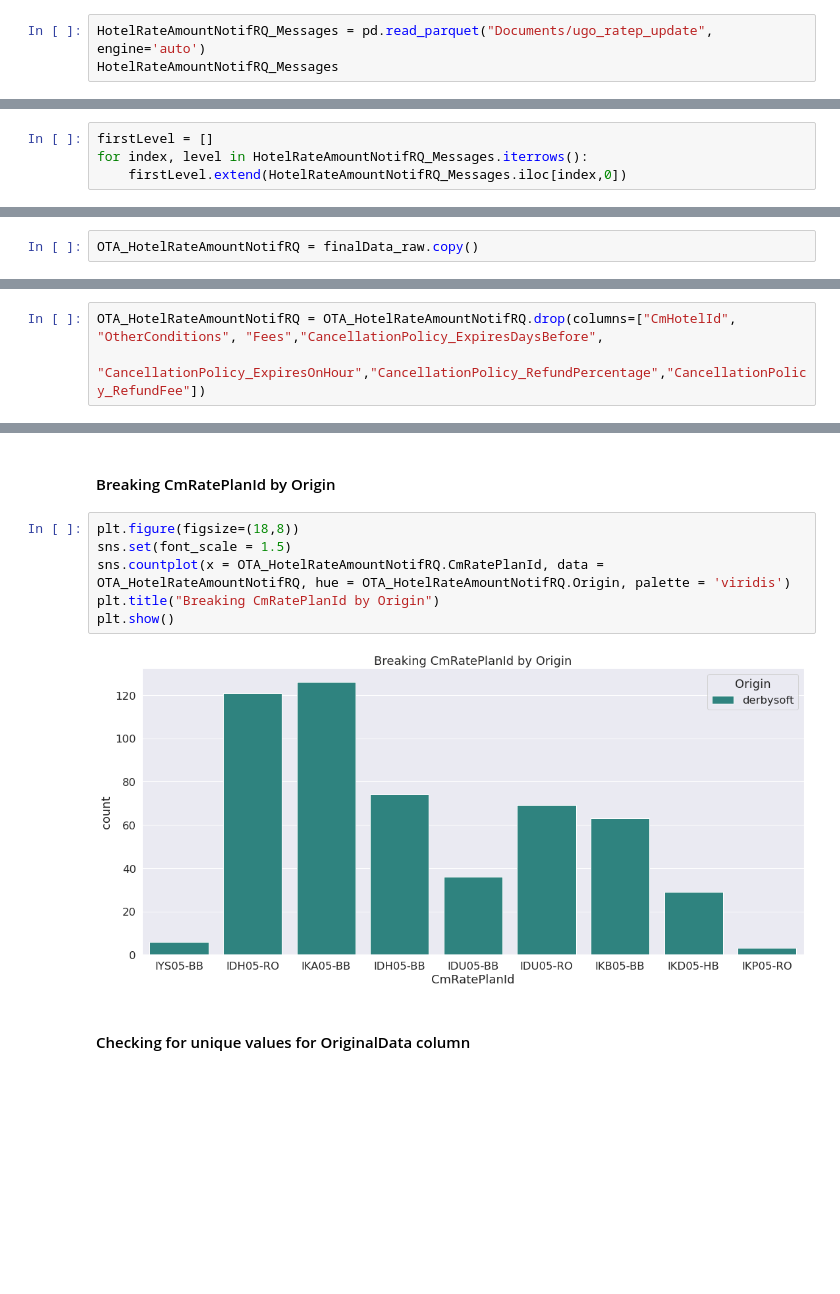
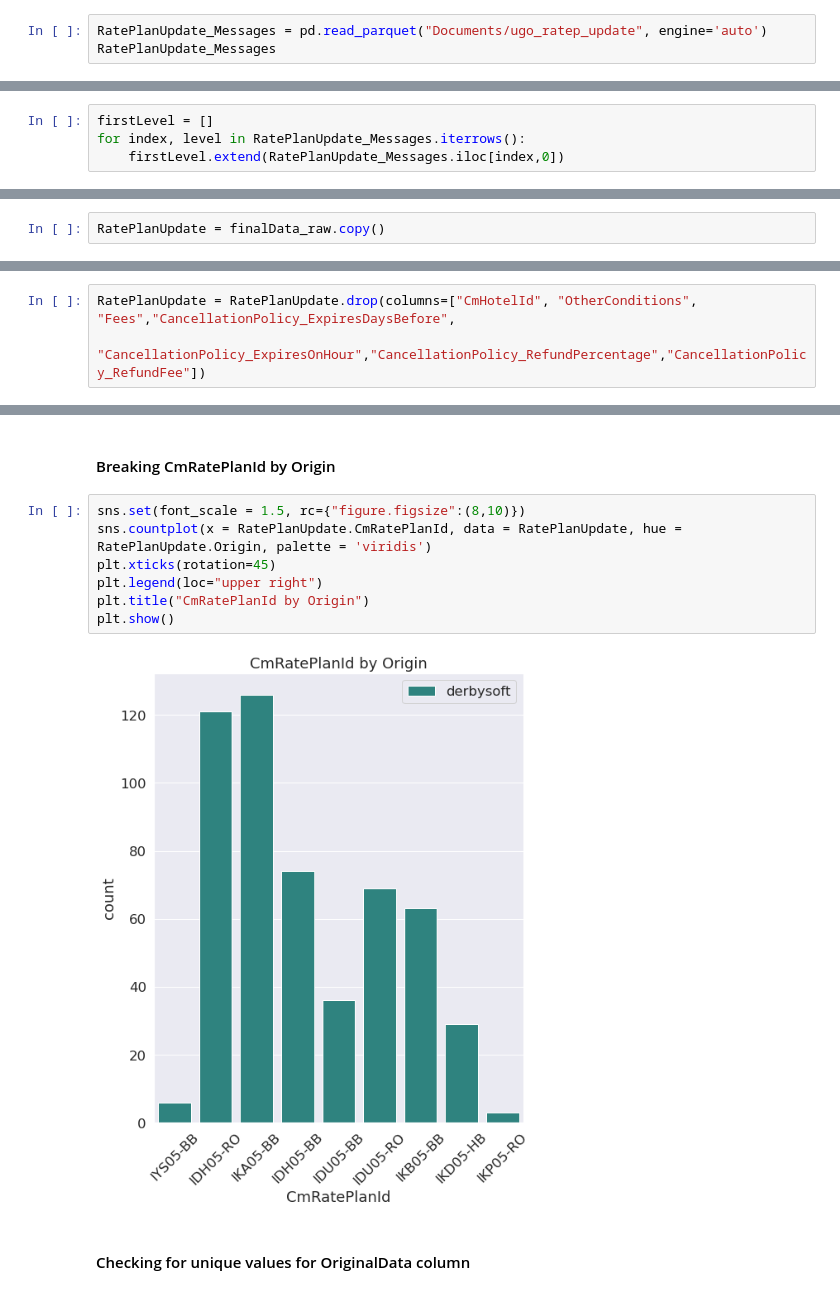
Before and after one commit to Bidroombv/eda, a Jupyter notebook: ugo_collector/RatePlan_Updated/RatePlanUpdated_1_firstAnalysis.ipynb, the cells around one changed output, grey strips where cells are left out. Saved outputs shown, nothing was run; the diff lists cells and outputs as text; blank space fills up the shorter version.

```diff
--- a/ugo_collector/RatePlan_Updated/RatePlanUpdated_1_firstAnalysis.ipynb
+++ b/ugo_collector/RatePlan_Updated/RatePlanUpdated_1_firstAnalysis.ipynb
@@ -26,8 +26,8 @@ sns.set()
 # %% [markdown]
 ## Load all parquet files that were available with that message
 # %%
-HotelRateAmountNotifRQ_Messages = pd.read_parquet("Documents/ugo_ratep_update", engine='auto')
-HotelRateAmountNotifRQ_Messages
+RatePlanUpdate_Messages = pd.read_parquet("Documents/ugo_ratep_update", engine='auto')
+RatePlanUpdate_Messages
 # %% [output]
 |  | RatePlanNotifications |
 | 0 | [{'NotificationMeta': {'X-Correla... |
@@ -52,8 +52,8 @@ HotelRateAmountNotifRQ_Messages
 ### Resolving first level of nesting<hr>
 # %%
 firstLevel = []
-for index, level in HotelRateAmountNotifRQ_Messages.iterrows():
-    firstLevel.extend(HotelRateAmountNotifRQ_Messages.iloc[index,0])
+for index, level in RatePlanUpdate_Messages.iterrows():
+    firstLevel.extend(RatePlanUpdate_Messages.iloc[index,0])
 # %% [markdown]
 ### Resolving all levels of nesting<hr>
 # %%
@@ -143,7 +143,7 @@ finalData_raw
 # %% [markdown]
 ### Creating working dataset
 # %%
-OTA_HotelRateAmountNotifRQ = finalData_raw.copy()
+RatePlanUpdate = finalData_raw.copy()
 # %% [markdown]
 # Data Analysis
 # %% [markdown]
@@ -225,6 +225,6 @@ array([None, '.'], dtype=object)
 # %% [markdown]
 #### Removing columns with 0 values/null values, that gives nothing to analysis
 # %%
-OTA_HotelRateAmountNotifRQ = OTA_HotelRateAmountNotifRQ.drop(columns=["CmHotelId", "OtherConditions", "Fees","CancellationPolicy_ExpiresDaysBefore",
+RatePlanUpdate = RatePlanUpdate.drop(columns=["CmHotelId", "OtherConditions", "Fees","CancellationPolicy_ExpiresDaysBefore",
                                                                      "CancellationPolicy_ExpiresOnHour","CancellationPolicy_RefundPercentage","CancellationPolicy_RefundFee"])
 # %%
@@ -264,13 +264,14 @@ array(['derbysoft'], dtype=object)
 # %% [markdown]
 #### Breaking CmRatePlanId by Origin
 # %%
-plt.figure(figsize=(18,8))
-sns.set(font_scale = 1.5)
-sns.countplot(x = OTA_HotelRateAmountNotifRQ.CmRatePlanId, data = OTA_HotelRateAmountNotifRQ, hue = OTA_HotelRateAmountNotifRQ.Origin, palette = 'viridis')
-plt.title("Breaking CmRatePlanId by Origin")
+sns.set(font_scale = 1.5, rc={"figure.figsize":(8,10)})
+sns.countplot(x = RatePlanUpdate.CmRatePlanId, data = RatePlanUpdate, hue = RatePlanUpdate.Origin, palette = 'viridis')
+plt.xticks(rotation=45)
+plt.legend(loc="upper right")
+plt.title("CmRatePlanId by Origin")
 plt.show()
 # %% [output]
-[figure, old version]
+[figure, new version]
 # %% [markdown]
 #### Checking for unique values for OriginalData column
 # %%
```
Also changed, not shown: parts of 20 cells of this notebook.
